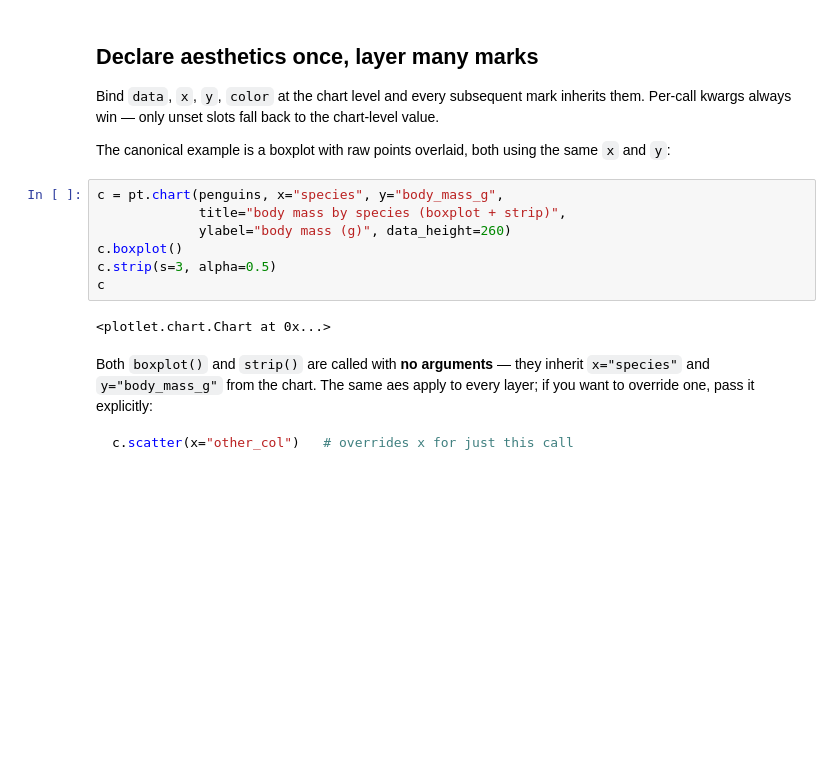
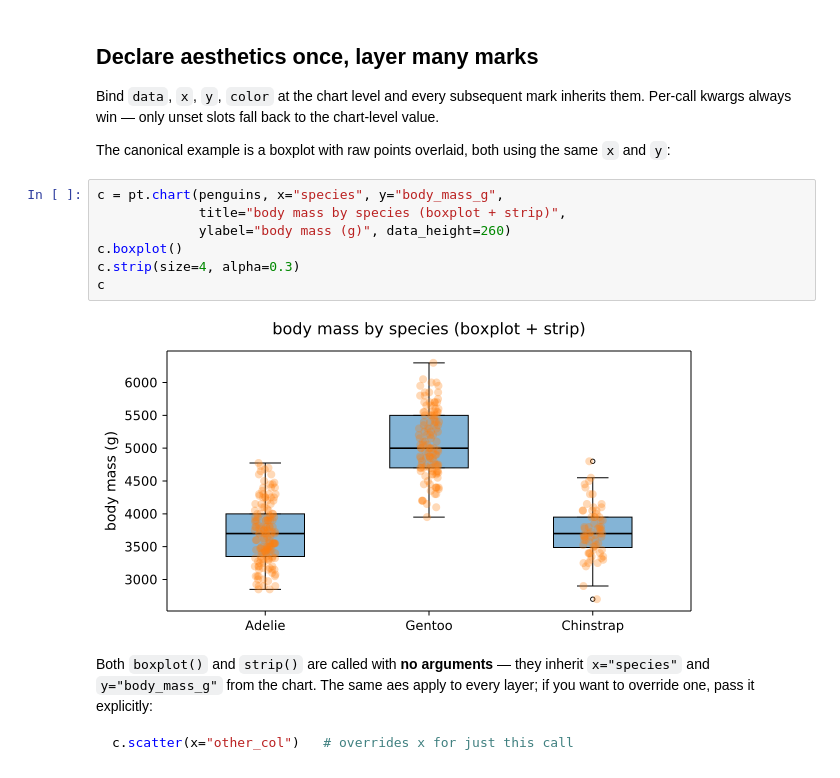
Before and after one commit to gitbamboo42/plotlet, a Jupyter notebook: notebooks/00_introduction.ipynb, the cells around one changed output. Saved outputs shown, nothing was run; the diff lists cells and outputs as text; blank space fills up the shorter version.

```diff
--- a/notebooks/00_introduction.ipynb
+++ b/notebooks/00_introduction.ipynb
@@ -43,12 +43,12 @@ The canonical example is a boxplot with raw points overlaid, both using the same
 # %%
 c = pt.chart(penguins, x="species", y="body_mass_g",
              title="body mass by species (boxplot + strip)",
              ylabel="body mass (g)", data_height=260)
 c.boxplot()
-c.strip(s=3, alpha=0.5)
+c.strip(size=4, alpha=0.3)
 c
 # %% [output]
-<plotlet.chart.Chart at 0x...>
+[figure, added]
 # %% [markdown]
 Both `boxplot()` and `strip()` are called with **no arguments** — they inherit `x="species"` and `y="body_mass_g"` from the chart. The same aes apply to every layer; if you want to override one, pass it explicitly:
 
```
Also changed, not shown: parts of 5 cells of this notebook, 4 other files.
